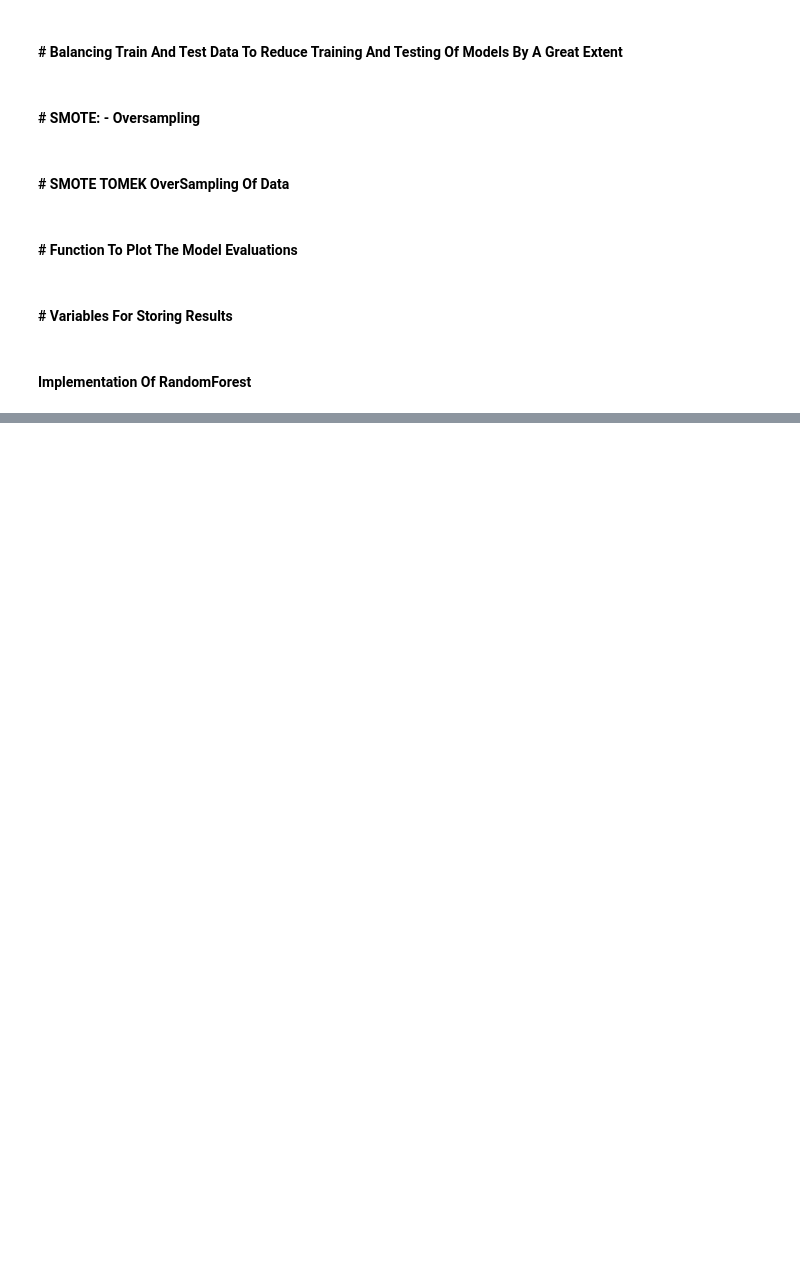
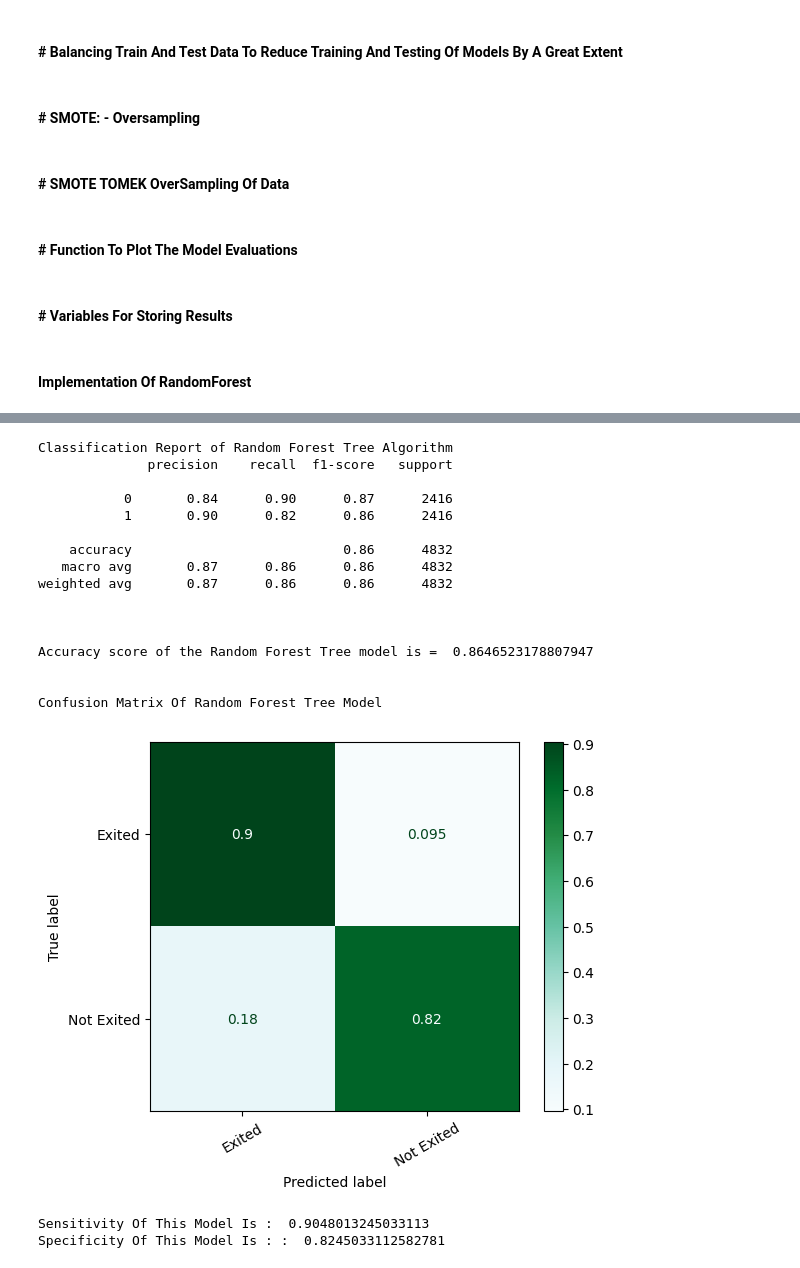
Before and after one commit to MrArthor/CDAC_Project_Work, a Jupyter notebook: Implementation/EDA Customer CHURN.ipynb, the cells around one changed output, grey strips where cells are left out. Drawn from its saved outputs; the diff is of its cells as text; code cells hidden in the pictures; blank space fills up the shorter version.

```diff
--- a/Implementation/EDA Customer CHURN.ipynb
+++ b/Implementation/EDA Customer CHURN.ipynb
@@ -648,0 +674,22 @@ def RandomForestFunction(TrainDataSet,Y_Train_Data,TestDataFinal,Y_Test_Data):
+# %%
+RandomForestFunction(TrainDataSetSmote,Y_Train_DataSmote,TestDataFinalSmote,Y_Test_DataSmote)
+# %% [output]
+Classification Report of Random Forest Tree Algorithm
+              precision    recall  f1-score   support
+
+           0       0.84      0.90      0.87      2416
+           1       0.90      0.82      0.86      2416
+
+    accuracy                           0.86      4832
+   macro avg       0.87      0.86      0.86      4832
+weighted avg       0.87      0.86      0.86      4832
+
+
+
+Accuracy score of the Random Forest Tree model is =  0.8646523178807947
+
+
+Confusion Matrix Of Random Forest Tree Model
+[figure, added]
+Sensitivity Of This Model Is :  0.9048013245033113
+Specificity Of This Model Is : :  0.8245033112582781
```
Also changed, not shown: parts of 8 cells of this notebook.
